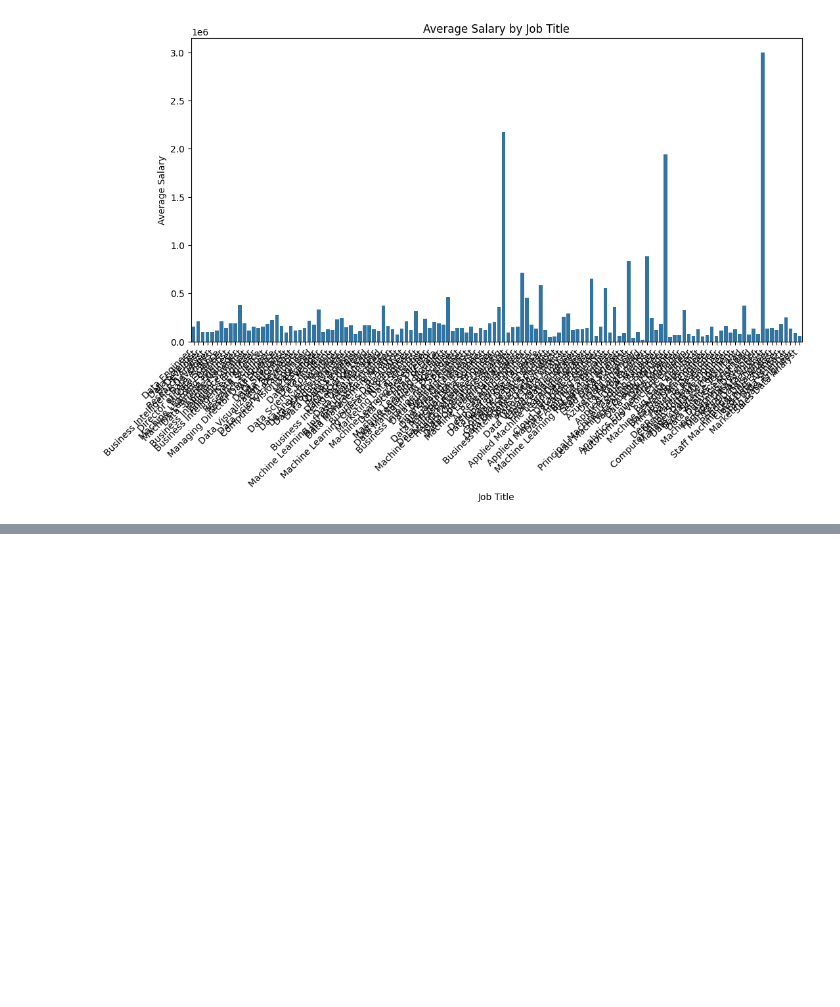
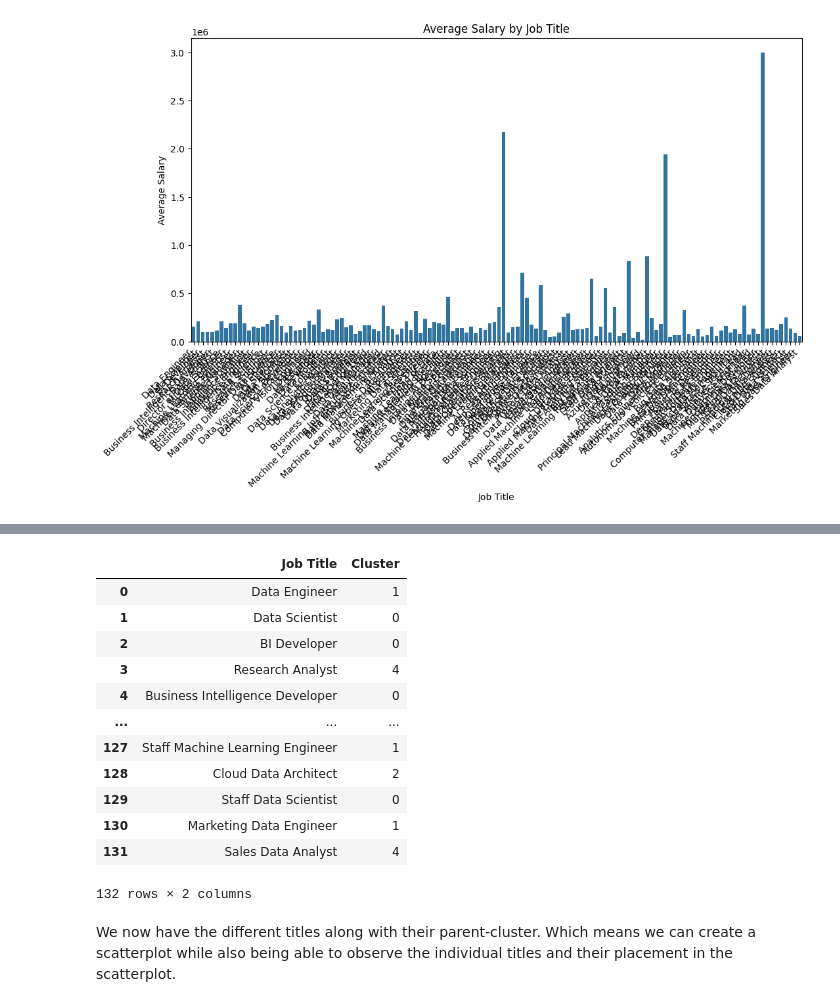
Before and after one commit to Peter537/Dat4-BI-Exam, a Jupyter notebook: main.ipynb, the cells around one changed output, grey strips where cells are left out. Saved outputs shown, nothing was run; the diff lists cells and outputs as text; code cells hidden in the pictures; blank space fills up the shorter version.

```diff
--- a/main.ipynb
+++ b/main.ipynb
@@ -158,0 +255,35 @@ plt.show()
+# %%
+from sklearn.feature_extraction.text import TfidfVectorizer
+from sklearn.cluster import KMeans
+
+job_titles = df['job_title'].unique();
+
+# We create a TfidfVectorizer to convert job titles into numerical features
+vectorizer = TfidfVectorizer(stop_words='english')
+X = vectorizer.fit_transform(job_titles)
+
+# We then use Kmeans to cluster the job titles based on their smillarities in the numerical features
+num_clusters = 5  # You can adjust this based on your preference
+kmeans = KMeans(n_clusters=num_clusters, random_state=42)
+kmeans.fit(X)
+
+clustered_titles = pd.DataFrame({'Job Title': job_titles, 'Cluster': kmeans.labels_})
+
+
+clustered_titles
+# %% [output]
+|  | Job Title | Cluster |
+| 0 | Data Engineer | 1 |
+| 1 | Data Scientist | 0 |
+| 2 | BI Developer | 0 |
+| 3 | Research Analyst | 4 |
+| 4 | Business Intelligence Developer | 0 |
+| ... | ... | ... |
+| 127 | Staff Machine Learning Engineer | 1 |
+| 128 | Cloud Data Architect | 2 |
+| 129 | Staff Data Scientist | 0 |
+| 130 | Marketing Data Engineer | 1 |
+| 131 | Sales Data Analyst | 4 |
+132 rows × 2 columns
+# %% [markdown]
+We now have the different titles along with their parent-cluster. Which means we can create a scatterplot while also being able to observe the individual titles and their placement in the scatterplot.
```
Also changed, not shown: parts of 19 cells of this notebook, 1 other file.
